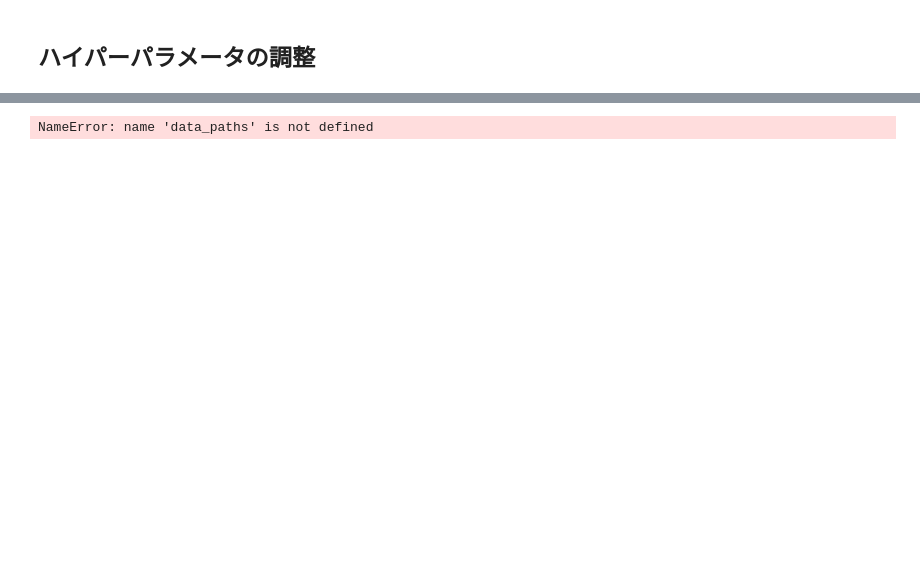
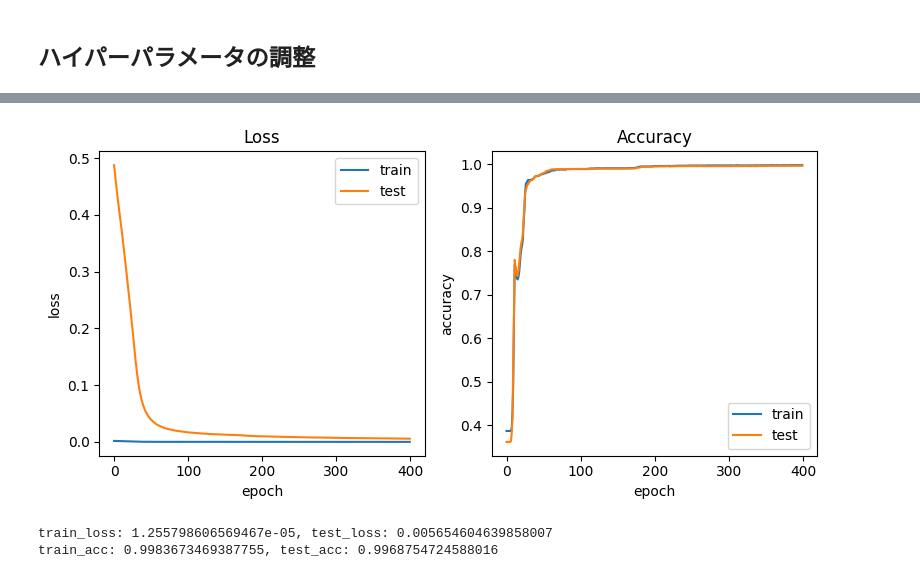
Before and after one commit to Ryos-K/aquatan-ble-classifier, a Jupyter notebook: v1/analysis/deepleaning.ipynb, the cells around one changed output, grey strips where cells are left out. Saved outputs shown, nothing was run; the diff lists cells and outputs as text; code cells hidden in the pictures; blank space fills up the shorter version.

```diff
--- a/v1/analysis/deepleaning.ipynb
+++ b/v1/analysis/deepleaning.ipynb
@@ -395,20 +396,66 @@ display(result)
-# %%
-# モデルの出力を確認
-DATA_SIZE = 10
-model.eval()
-dataset = AquatanBleDataset(data_paths, DATA_SIZE)
-data_loader = torch.utils.data.DataLoader(dataset, batch_size=len(dataset), shuffle=False)
-x, t = next(iter(data_loader))
-y = model(x)
-argmax_y = torch.argmax(y, dim=1)
-argmax_t = torch.argmax(t, dim=1)
-df = pd.DataFrame({
-    "True": argmax_t.numpy(),
-    "Predict": argmax_y.numpy()
-})
-pd.concat([pd.DataFrame(x.numpy()), df, pd.DataFrame(y.detach().numpy())], axis=1)
-# %% [output]
-NameError: name 'data_paths' is not defined
+# %%
+# モデルの学習・保存
+OUTPUT_PATH = "../model/model.pth"
+DIRECTORY = "../reducted+boxcox"
+TIME_WINDOW = 180
+HIDDEN_DIM = 5
+DEVICE = torch.device("cpu")
+
+DATA_SIZE = 75
+GROUPBY = ["label", "ble_id"]
+BATCH_SIZE = 300
+EPOCHS = 400
+
+# プロットの初期化
+fig, ax = plt.subplots(1, 2, figsize=(8, 4))
+
+# データの読み込み
+train_dataset = AquatanBleDataset([f"{DIRECTORY}/t={TIME_WINDOW}.csv"], GROUPBY, DATA_SIZE)
+test_dataset = AquatanBleDataset([f"{DIRECTORY}/t={TIME_WINDOW}.csv"])
+train_loader = torch.utils.data.DataLoader(
+    train_dataset, batch_size=BATCH_SIZE, shuffle=True
+)
+test_loader = torch.utils.data.DataLoader(
+    test_dataset, batch_size=len(test_dataset), shuffle=False
+)
+
+# モデルの定義
+model = AquatanBleNN(input_dim=dataset.X.shape[1], hidden_dim=HIDDEN_DIM, output_dim=dataset.t.shape[1])
+criterion = nn.BCELoss()
+optimizer = torch.optim.Adam(model.parameters())
+
+# 訓練
+train_losses, test_losses, train_accs, test_accs = train(
+    model, criterion, optimizer, train_loader, test_loader, EPOCHS, DEVICE
+)
+
+# 結果のプロット
+ax[0].plot(train_losses, label="train")
+ax[0].plot(test_losses, label="test")
+ax[0].set_title("Loss")
+ax[0].set_xlabel("epoch")
+ax[0].set_ylabel("loss")
+ax[0].legend()
+ax[1].plot(train_accs, label="train")
+ax[1].plot(test_accs, label="test")
+ax[1].set_title("Accuracy")
+ax[1].set_xlabel("epoch")
+ax[1].set_ylabel("accuracy")
+ax[1].legend()
+
+plt.tight_layout()
+plt.show()
+
+print(f"train_loss: {train_losses[-1]}, test_loss: {test_losses[-1]}")
+print(f"train_acc: {train_accs[-1]}, test_acc: {test_accs[-1]}")
+
+# モデルの保存
+script_module = torch.jit.script(model)
+script_module.save(OUTPUT_PATH)
+# %% [output]
+[figure, added]
+train_loss: 1.255798606569467e-05, test_loss: 0.005654604639858007
+train_acc: 0.9983673469387755, test_acc: 0.9968754724588016
 # %%
 # モデルの保存
 OUTPUT_FILE = f"../model/model_t={TIME_WINDOW}.pth"
```
Also changed, not shown: parts of 2 cells of this notebook, 5 other files.
